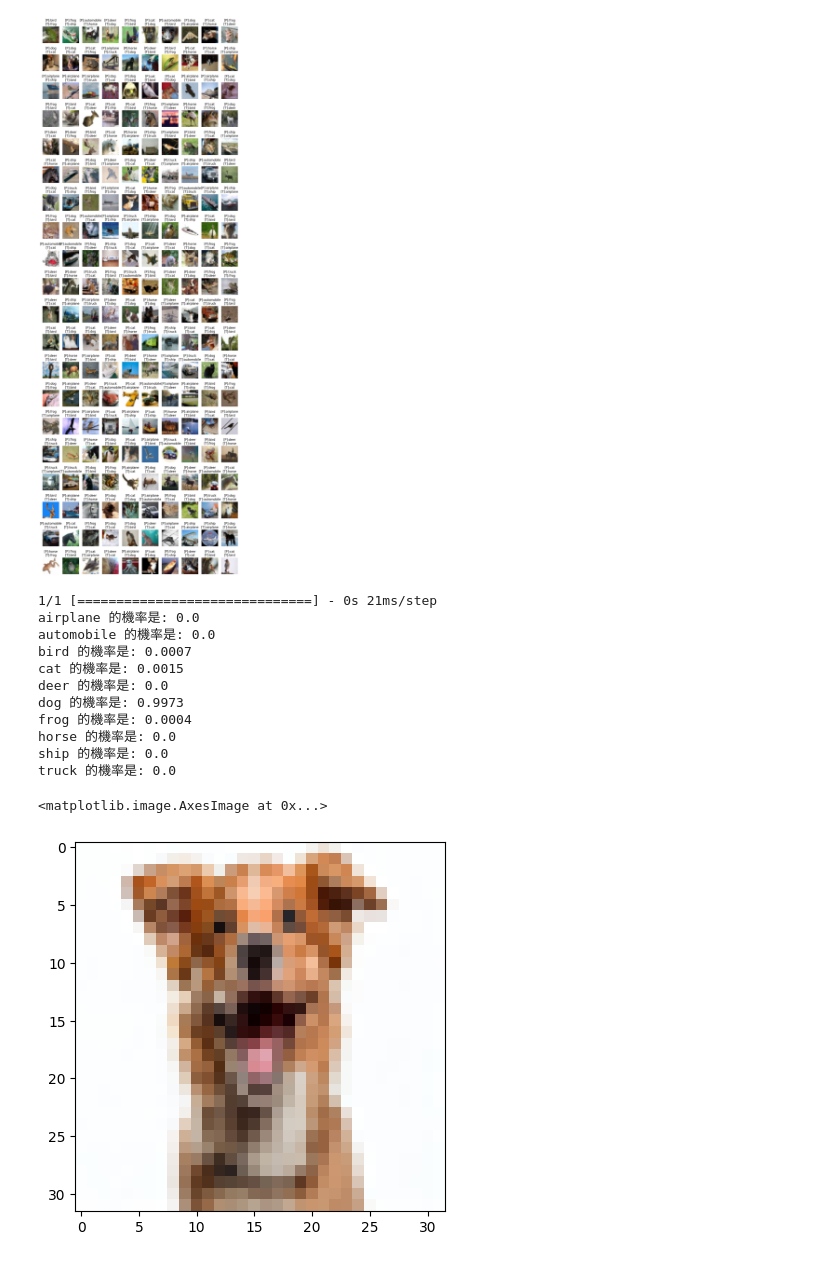
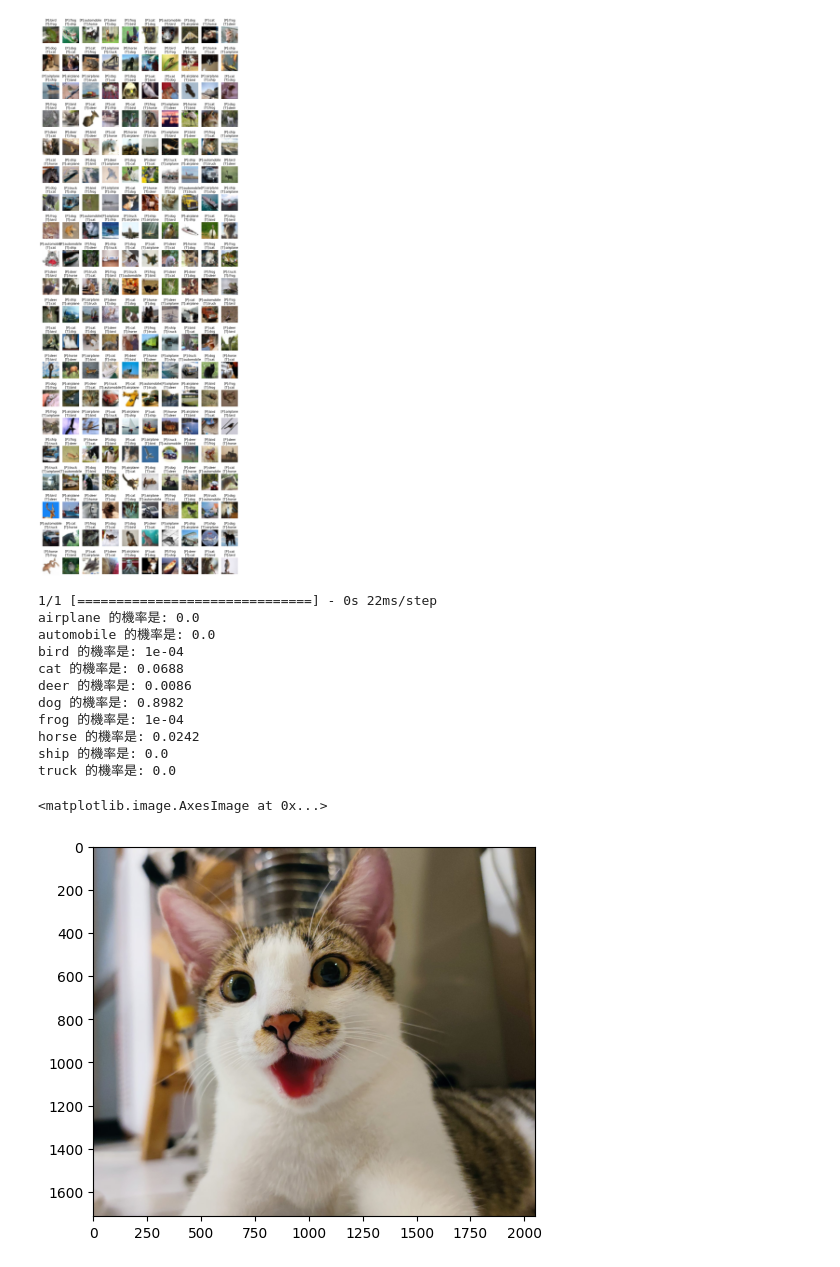
Before and after one commit to wasp33/ximen0703, a Jupyter notebook: cnn.ipynb, the cells around one changed output. Saved outputs shown, nothing was run; the diff lists cells and outputs as text; code cells hidden in the pictures.

```diff
--- a/cnn.ipynb
+++ b/cnn.ipynb
@@ -210,26 +210,26 @@ for i in range(len(idx)):
 # %%
 import requests
 from PIL import Image
-url = "https://img.freepik.com/free-photo/isolated-happy-smiling-dog-white-background-portrait-4_1562-693.jpg?w=2000" # @param {type:"string"}
+url = "https://scontent.ftpe8-1.fna.fbcdn.net/v/t39.30808-6/310122097_10225208552672300_3216122523237000368_n.jpg?_nc_cat=105&cb=99be929b-3346023f&ccb=1-7&_nc_sid=8bfeb9&_nc_ohc=k4JfHHmkrw0AX9Ditr3&_nc_ht=scontent.ftpe8-1.fna&oh=00_AfDT8iZC1b8kkp36goq5fhjdmInz2bAiUuB9uj97X3tfKw&oe=64D5C542" # @param {type:"string"}
 response = requests.get(url, stream=True)
 img = Image.open(response.raw)
 img_r = img.resize((32, 32)).convert("RGB")
 img_np = np.array(img_r).reshape(1, 32, 32, 3) / 255.0
 probs = model.predict(img_np)[0]
 for t, p in zip(trans, probs):
     print(t, "的機率是:", round(p, 4))
-plt.imshow(img_r)
+plt.imshow(img)
 # %% [output]
-1/1 [==============================] - 0s 21ms/step
+1/1 [==============================] - 0s 22ms/step
 airplane 的機率是: 0.0
 automobile 的機率是: 0.0
-bird 的機率是: 0.0007
-cat 的機率是: 0.0015
-deer 的機率是: 0.0
-dog 的機率是: 0.9973
-frog 的機率是: 0.0004
-horse 的機率是: 0.0
+bird 的機率是: 1e-04
+cat 的機率是: 0.0688
+deer 的機率是: 0.0086
+dog 的機率是: 0.8982
+frog 的機率是: 1e-04
+horse 的機率是: 0.0242
 ship 的機率是: 0.0
 truck 的機率是: 0.0
 <matplotlib.image.AxesImage at 0x...>
-[figure, old version]
+[figure, new version]
```
Also changed, not shown: parts of 1 cell of this notebook.
